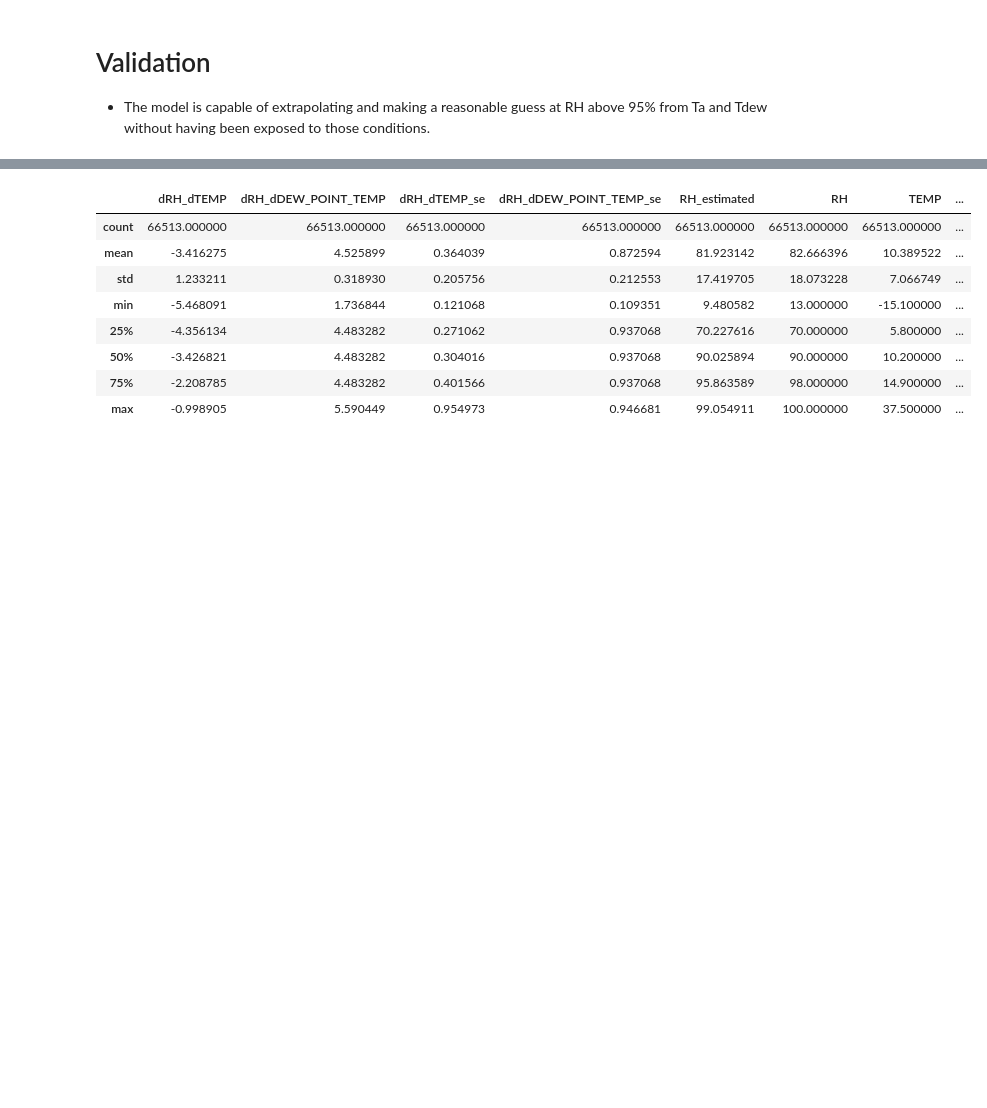
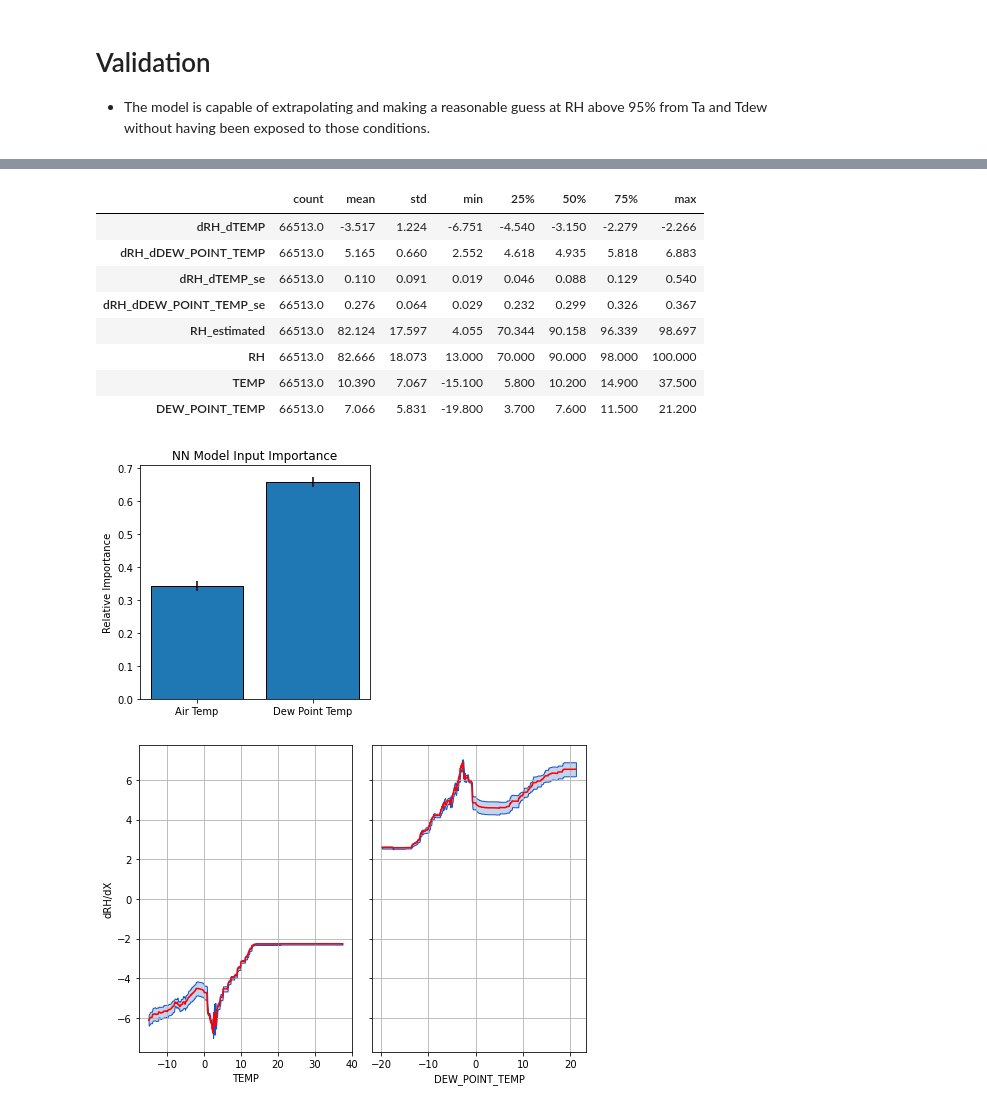
Before and after one commit to June-Skeeter/ML_Scripts, a Jupyter notebook: NN_v_RF_example.ipynb, the cells around one changed output, grey strips where cells are left out. Drawn from its saved outputs; the diff is of its cells as text; code cells hidden in the pictures; blank space fills up the shorter version.

```diff
--- a/NN_v_RF_example.ipynb
+++ b/NN_v_RF_example.ipynb
@@ -163,8 +164,7 @@ import json
 def make_model(input_shape):
     input_layer = keras.layers.Input(input_shape)
     dense1 = keras.layers.Dense(
-        # 64,
-        6,
+        64,
         activation='relu',
         kernel_initializer="glorot_uniform",
         bias_initializer="zeros"
@@ -177,9 +177,11 @@ T0 = time.time()
 
 N = 3
 
+Training_Time = []
+
 for i in range(0,N):
     x_train, x_test, y_train, y_test = train_test_split(
-        x, y, test_size=0.1, random_state=42
+        x, y, test_size=0.1, random_state=N
         )
     if i == 0:
         Test_sets_x = [x_test]
@@ -217,15 +219,18 @@ for i in range(0,N):
     )
 
     T2 = time.time()
-    print('Network #'+str(i))
-    print('Training Time: ', np.round(T2 - T1,2),' Seconds')
-    print('')
+    Training_Time.append(round(T2 - T1,2))
+    print('Network #'+str(i)+' Training Complete')
+    # print('')
 
     if i == 0:
         model_json = model.to_json()
         with open("temp_files/model_architecture.json", "w") as json_file:
             json_file.write(model_json)
 
+Training_Time = np.array(Training_Time)
+print('\nFull Training Time: ', Training_Time.sum()/60,' Minutes')
+print('\Time: Per Model', Training_Time.mean(),' Seconds')
 
-print('\nFull Training Time: ', np.round(T2 - T0,2),' Seconds')
+model.summary()
 # %% [output]
@@ -381,52 +384,68 @@ def get_Derivatives(N,X,y):
             target = y[j]
             Xj = X[j][i]
             if np.isnan(target)==False:
                 H1 = ((Xj*W_i[:,i,:]))+W_d_i
                 AD = np.maximum(H1,np.zeros(H1.shape))
                 AD[AD>0]=1
                 Sum = np.array([AD[:,h]*W_d_o[:,h,0]*W_i[:,i,h] for h in range(W_d_o.shape[1])]).sum(axis=0)
                 Sj = 1
                 dj.append(Sj*Sum)
         dji = np.array(dj)
         Derivs.append(dji)
         Cons.append(np.sum(dji**2,axis=0))
     Derivs = np.array(Derivs)
     Cons = np.array(Cons)
     RIs = Cons/Cons.sum(axis=0)
-    # Derivs = np.array(Derivs)
     return(RIs,Derivs,Estimates)
 
-# Relative_Importance,Derivatives,Estimates = get_Derivatives(N, X_full, Y_full)
+Relative_Importance,Derivatives,Estimates = get_Derivatives(N, X_full, Y_full)
 
-# RI_mean = Relative_Importance.mean(axis=1)
-# RI_se = Relative_Importance.std(axis=1)/Relative_Importance.shape[1]**.5
+RI_mean = Relative_Importance.mean(axis=1)
+RI_se = Relative_Importance.std(axis=1)/Relative_Importance.shape[1]**.5
 
+fig,ax=plt.subplots(figsize=(4,4))
+ax.bar(X_alias,RI_mean,yerr=RI_se,edgecolor='k')
+ax.set_ylabel('Relative Importance')
+ax.set_title('NN Model Input Importance')
+plt.tight_layout()
 
-
-# fig,ax=plt.subplots(figsize=(4,4))
-# ax.bar(X_alias,RI_mean,yerr=RI_se,edgecolor='k')
-# ax.set_ylabel('Relative Importance')
-# ax.set_title('NN Model Input Importance')
-# plt.tight_layout()
-
-# Estimates_mean = Estimates.mean(axis=1)
+Estimates_mean = Estimates.mean(axis=1)
 
 Model_Derivatives = pd.DataFrame(Derivatives.mean(axis=-1).T, columns = ['dRH_d'+x for x in X_vars])
 Model_Derivatives = Model_Derivatives.join(
     pd.DataFrame(Derivatives.std(axis=-1).T/Derivatives.shape[-1]**.5, columns = ['dRH_d'+x+'_se' for x in X_vars])
 )
 Model_Derivatives['RH_estimated'] = Estimates_mean
 Model_Derivatives['RH'] = Y_full
 Model_Derivatives[X_vars] = X_full
 
-Model_Derivatives.describe()
+def Plot_Derivs(Derivs,X,dy,ax):
+    D = Derivs[[X,dy,dy+'_se']].sort_values(by=X)
+    ax.fill_between(D[X],D[dy]-D[dy+'_se'],D[dy]+D[dy+'_se'],
+                    facecolor='#1356c240',edgecolor='#1356c2')
+    ax.plot(D[X],D[dy],color='r')
+    ax.grid()
+    ax.set_xlabel(X)
+
+
+fig,ax = plt.subplots(1,2,figsize = (7,5),sharey=True)
+Plot_Derivs(Model_Derivatives,'TEMP','dRH_dTEMP',ax[0])
+Plot_Derivs(Model_Derivatives,'DEW_POINT_TEMP','dRH_dDEW_POINT_TEMP',ax[1])
+ax[0].set_ylabel('dRH/dX')
+
+plt.tight_layout()
+
+
+Model_Derivatives.describe().T.round(3)
 # %% [output]
-|  | dRH_dTEMP | dRH_dDEW_POINT_TEMP | dRH_dTEMP_se | dRH_dDEW_POINT_TEMP_se | RH_estimated | RH | TEMP | ... |
-| count | 66513.000000 | 66513.000000 | 66513.000000 | 66513.000000 | 66513.000000 | 66513.000000 | 66513.000000 | ... |
-| mean | -3.416275 | 4.525899 | 0.364039 | 0.872594 | 81.923142 | 82.666396 | 10.389522 | ... |
-| std | 1.233211 | 0.318930 | 0.205756 | 0.212553 | 17.419705 | 18.073228 | 7.066749 | ... |
-| min | -5.468091 | 1.736844 | 0.121068 | 0.109351 | 9.480582 | 13.000000 | -15.100000 | ... |
-| 25% | -4.356134 | 4.483282 | 0.271062 | 0.937068 | 70.227616 | 70.000000 | 5.800000 | ... |
-| 50% | -3.426821 | 4.483282 | 0.304016 | 0.937068 | 90.025894 | 90.000000 | 10.200000 | ... |
-| 75% | -2.208785 | 4.483282 | 0.401566 | 0.937068 | 95.863589 | 98.000000 | 14.900000 | ... |
-| max | -0.998905 | 5.590449 | 0.954973 | 0.946681 | 99.054911 | 100.000000 | 37.500000 | ... |
+|  | count | mean | std | min | 25% | 50% | 75% | max |
+| dRH_dTEMP | 66513.0 | -3.517 | 1.224 | -6.751 | -4.540 | -3.150 | -2.279 | -2.266 |
+| dRH_dDEW_POINT_TEMP | 66513.0 | 5.165 | 0.660 | 2.552 | 4.618 | 4.935 | 5.818 | 6.883 |
+| dRH_dTEMP_se | 66513.0 | 0.110 | 0.091 | 0.019 | 0.046 | 0.088 | 0.129 | 0.540 |
+| dRH_dDEW_POINT_TEMP_se | 66513.0 | 0.276 | 0.064 | 0.029 | 0.232 | 0.299 | 0.326 | 0.367 |
+| RH_estimated | 66513.0 | 82.124 | 17.597 | 4.055 | 70.344 | 90.158 | 96.339 | 98.697 |
+| RH | 66513.0 | 82.666 | 18.073 | 13.000 | 70.000 | 90.000 | 98.000 | 100.000 |
+| TEMP | 66513.0 | 10.390 | 7.067 | -15.100 | 5.800 | 10.200 | 14.900 | 37.500 |
+| DEW_POINT_TEMP | 66513.0 | 7.066 | 5.831 | -19.800 | 3.700 | 7.600 | 11.500 | 21.200 |
+[figure, added]
+[figure, added]
```
Also changed, not shown: parts of 9 cells of this notebook.
